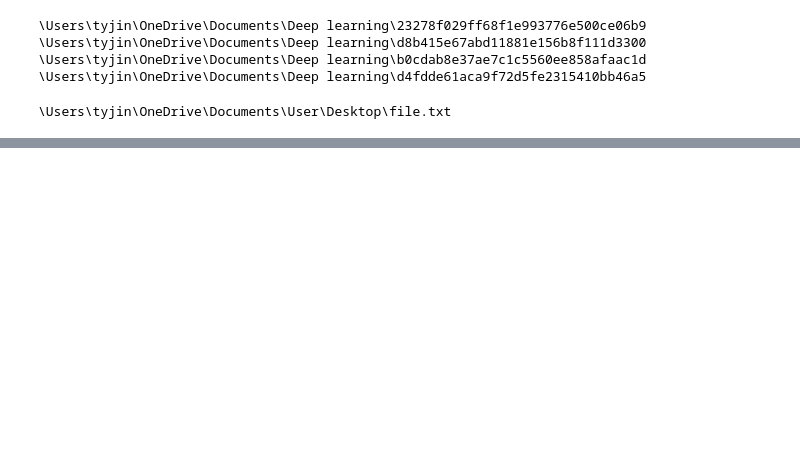
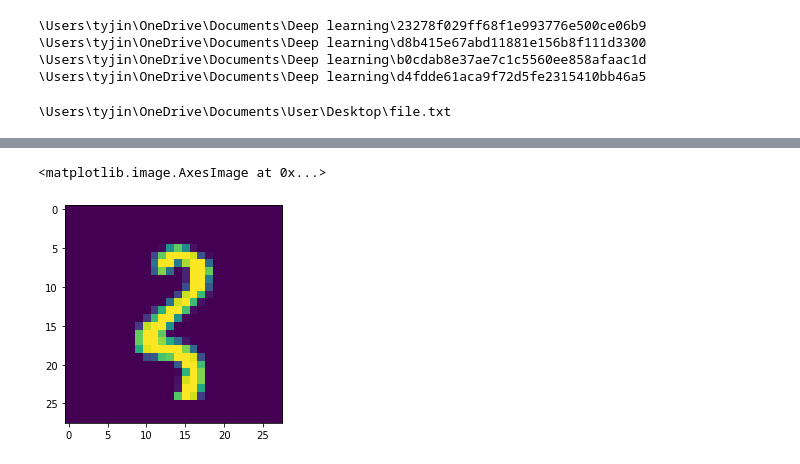
Before and after one commit to hoohooprog/geohotz_mnist_codethru, a Jupyter notebook: hotz mnist codethru.ipynb, the cells around one changed output, grey strips where cells are left out. Drawn from its saved outputs; the diff is of its cells as text; code cells hidden in the pictures; blank space fills up the shorter version.

```diff
--- a/hotz mnist codethru.ipynb
+++ b/hotz mnist codethru.ipynb
@@ -68,0 +367,5 @@ class BobNet(torch.nn.Module):
+# %%
+imshow(X_test[4990])
+# %% [output]
+<matplotlib.image.AxesImage at 0x...>
+[figure, added]
```
Also changed, not shown: parts of 36 cells of this notebook.
